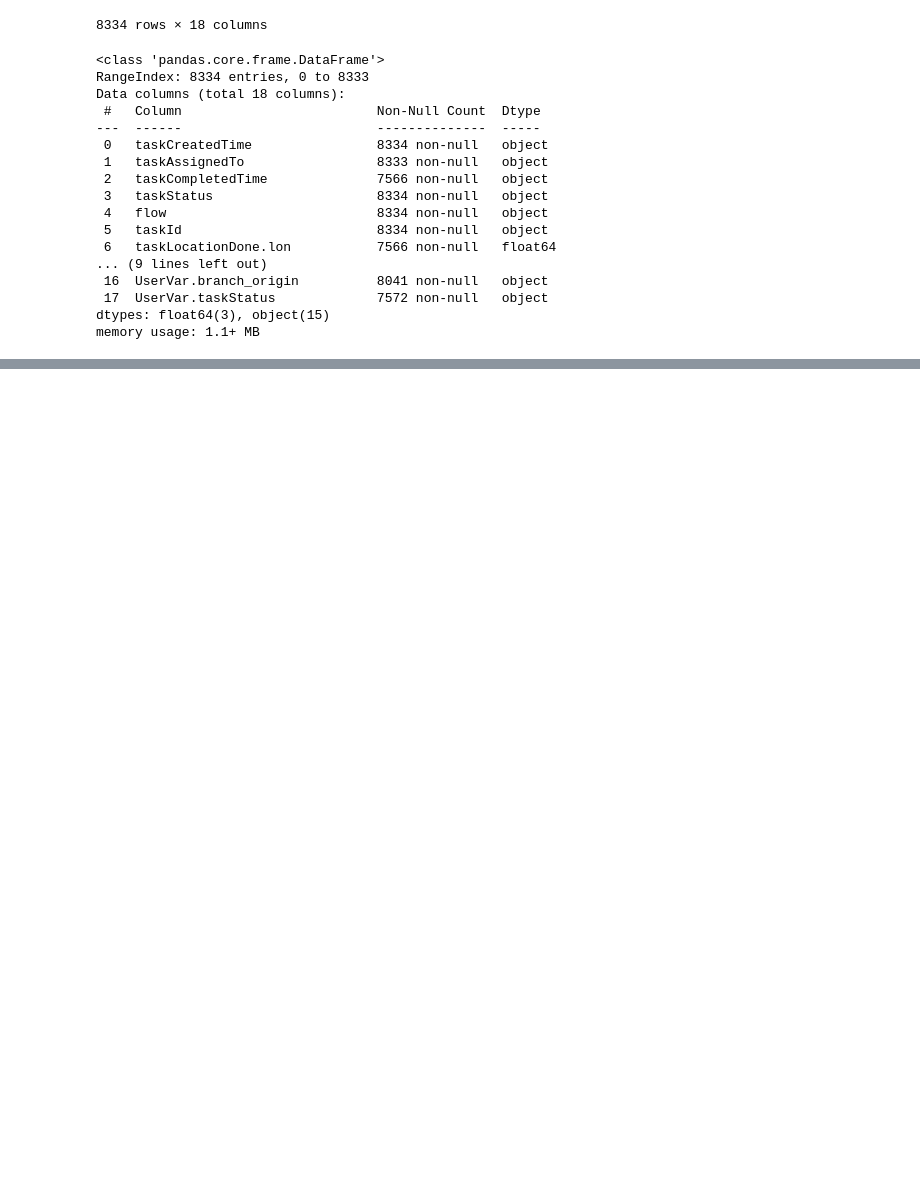
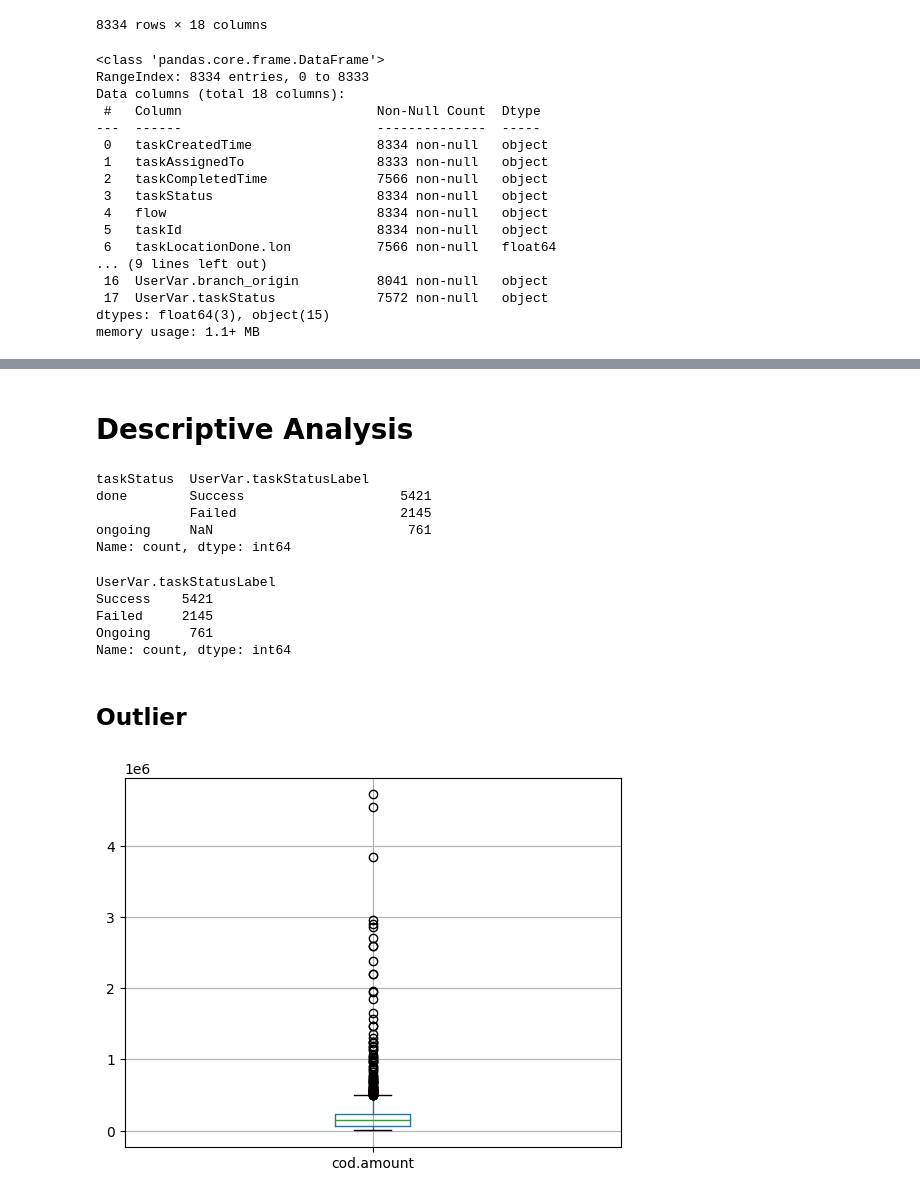
Before and after one commit to kurniadit/logistic_operational_analysis, a Jupyter notebook: analytics.ipynb, the cells around one changed output, grey strips where cells are left out. Cells and saved outputs as stored; diff of their text form; code cells hidden in the pictures; blank space fills up the shorter version.

```diff
--- a/analytics.ipynb
+++ b/analytics.ipynb
@@ -65,0 +243,3 @@ memory usage: 1.1+ MB
+# %%
+df['taskDuration'] = df.apply(lambda x:np.nan if pd.isnull(x['taskCompletedTime']) else (x['taskCompletedTime'] - x['taskCreatedTime'])/pd.Timedelta(minutes=1), axis=1)
+df
@@ -65,0 +294,3 @@ memory usage: 1.1+ MB
+# %%
+df['taskCreatedDayName'] = df['taskCreatedTime'].dt.day_name()
+df['taskCreatedDayNumber'] = df['taskCreatedTime'].dt.day_of_week
@@ -65,0 +323,2 @@ memory usage: 1.1+ MB
+# %%
+df['taskCreatedHour'] = df['taskCreatedTime'].dt.hour
@@ -65,0 +345,2 @@ memory usage: 1.1+ MB
+# %%
+df['is_cod'] = df['cod.received'].apply(lambda x: 0 if pd.isnull(x) else 1)
@@ -65,0 +354,20 @@ memory usage: 1.1+ MB
+# %% [markdown]
+# Descriptive Analysis
+# %%
+df[['taskStatus','UserVar.taskStatusLabel']].value_counts(dropna=False)
+# %% [output]
+taskStatus  UserVar.taskStatusLabel
+done        Success                    5421
+            Failed                     2145
+ongoing     NaN                         761
+Name: count, dtype: int64
+# %%
+df['UserVar.taskStatusLabel'].fillna('Ongoing').value_counts(dropna=False)
+# %% [output]
+UserVar.taskStatusLabel
+Success    5421
+Failed     2145
+Ongoing     761
+Name: count, dtype: int64
+# %% [markdown]
+## Outlier
@@ -65,0 +376,5 @@ memory usage: 1.1+ MB
+# %%
+df.boxplot(column=['cod.amount'])
+plt.show()
+# %% [output]
+[figure, added]
```
Also changed, not shown: parts of 50 cells of this notebook.
